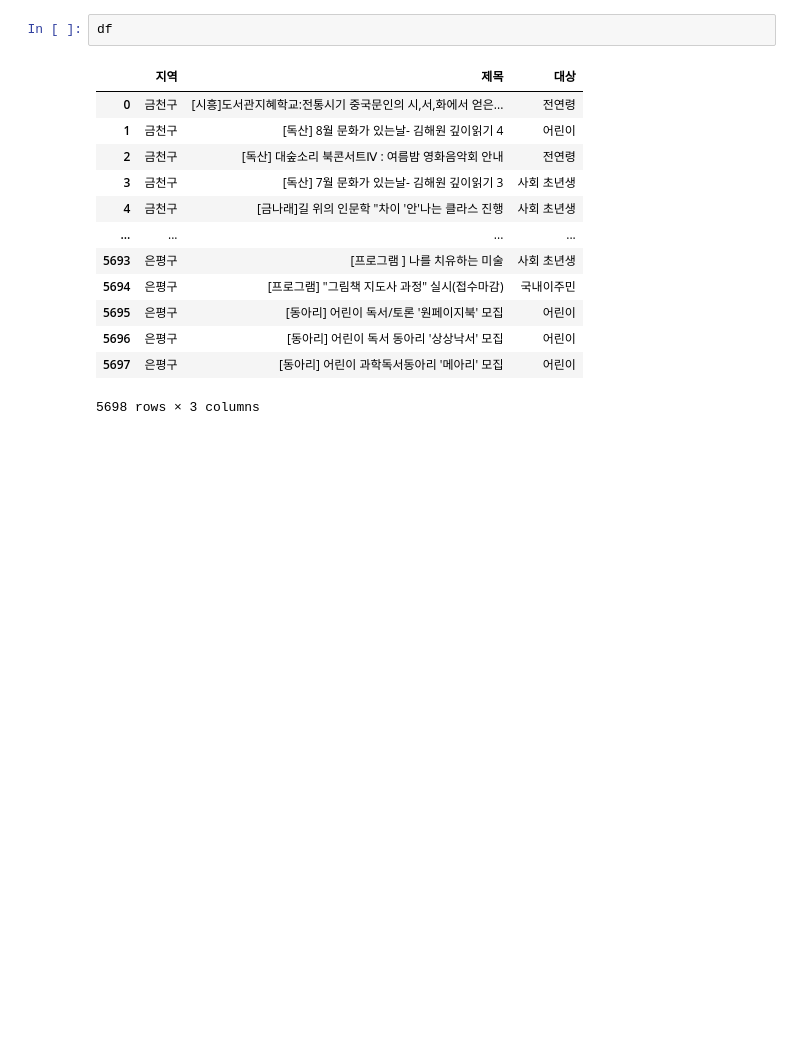
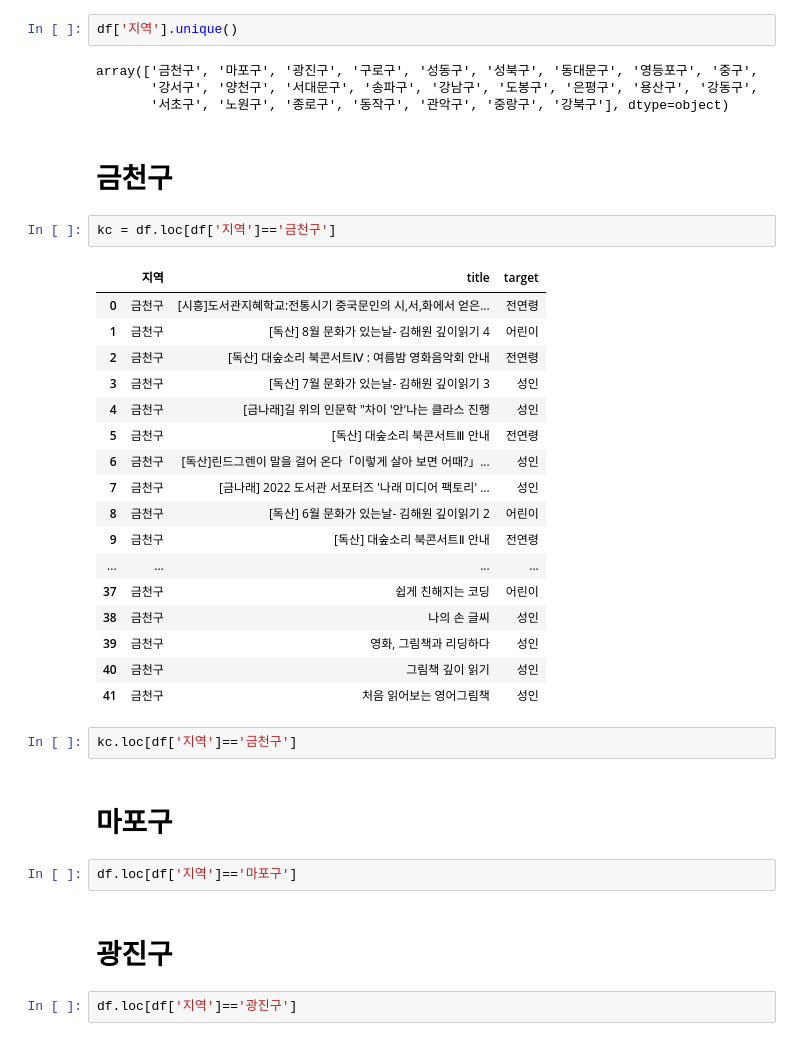
Before and after one commit to kyunakim/everybodys_lib, a Jupyter notebook: hanni/도서관 문화행사.ipynb, the cells around one changed output. Cells and saved outputs as stored; diff of their text form; blank space fills up the shorter version.

```diff
--- a/hanni/도서관 문화행사.ipynb
+++ b/hanni/도서관 문화행사.ipynb
@@ -22,16 +20,38 @@ df.replace({'성인': '사회 초년생', '중장년': '시니어'}, inplace = T
-# %%
-df
-# %% [output]
-|  | 지역 | 제목 | 대상 |
-| 0 | 금천구 | [시흥]도서관지혜학교:전통시기 중국문인의 시,서,화에서 얻은... | 전연령 |
-| 1 | 금천구 | [독산] 8월 문화가 있는날- 김해원 깊이읽기 4 | 어린이 |
-| 2 | 금천구 | [독산] 대숲소리 북콘서트Ⅳ : 여름밤 영화음악회 안내 | 전연령 |
-| 3 | 금천구 | [독산] 7월 문화가 있는날- 김해원 깊이읽기 3 | 사회 초년생 |
-| 4 | 금천구 | [금나래]길 위의 인문학 "차이 '안'나는 클라스 진행 | 사회 초년생 |
-| ... | ... | ... | ... |
-| 5693 | 은평구 | [프로그램 ] 나를 치유하는 미술 | 사회 초년생 |
-| 5694 | 은평구 | [프로그램] "그림책 지도사 과정" 실시(접수마감) | 국내이주민 |
-| 5695 | 은평구 | [동아리] 어린이 독서/토론 '원페이지북' 모집 | 어린이 |
-| 5696 | 은평구 | [동아리] 어린이 독서 동아리 '상상낙서' 모집 | 어린이 |
-| 5697 | 은평구 | [동아리] 어린이 과학독서동아리 '메아리' 모집 | 어린이 |
-5698 rows × 3 columns
+# %%
+df['지역'].unique()
+# %% [output]
+array(['금천구', '마포구', '광진구', '구로구', '성동구', '성북구', '동대문구', '영등포구', '중구',
+       '강서구', '양천구', '서대문구', '송파구', '강남구', '도봉구', '은평구', '용산구', '강동구',
+       '서초구', '노원구', '종로구', '동작구', '관악구', '중랑구', '강북구'], dtype=object)
+# %% [markdown]
+# 금천구
+# %%
+kc = df.loc[df['지역']=='금천구']
+# %% [output]
+|  | 지역 | title | target |
+| 0 | 금천구 | [시흥]도서관지혜학교:전통시기 중국문인의 시,서,화에서 얻은... | 전연령 |
+| 1 | 금천구 | [독산] 8월 문화가 있는날- 김해원 깊이읽기 4 | 어린이 |
+| 2 | 금천구 | [독산] 대숲소리 북콘서트Ⅳ : 여름밤 영화음악회 안내 | 전연령 |
+| 3 | 금천구 | [독산] 7월 문화가 있는날- 김해원 깊이읽기 3 | 성인 |
+| 4 | 금천구 | [금나래]길 위의 인문학 "차이 '안'나는 클라스 진행 | 성인 |
+| 5 | 금천구 | [독산] 대숲소리 북콘서트Ⅲ 안내 | 전연령 |
+| 6 | 금천구 | [독산]린드그렌이 말을 걸어 온다「이렇게 살아 보면 어때?」... | 성인 |
+| 7 | 금천구 | [금나래] 2022 도서관 서포터즈 '나래 미디어 팩토리' ... | 성인 |
+| 8 | 금천구 | [독산] 6월 문화가 있는날- 김해원 깊이읽기 2 | 어린이 |
+| 9 | 금천구 | [독산] 대숲소리 북콘서트Ⅱ 안내 | 전연령 |
+| ... | ... | ... | ... |
+| 37 | 금천구 | 쉽게 친해지는 코딩 | 어린이 |
+| 38 | 금천구 | 나의 손 글씨 | 성인 |
+| 39 | 금천구 | 영화, 그림책과 리딩하다 | 성인 |
+| 40 | 금천구 | 그림책 깊이 읽기 | 성인 |
+| 41 | 금천구 | 처음 읽어보는 영어그림책 | 성인 |
+# %%
+kc.loc[df['지역']=='금천구']
+# %% [markdown]
+# 마포구
+# %%
+df.loc[df['지역']=='마포구']
+# %% [markdown]
+# 광진구
+# %%
+df.loc[df['지역']=='광진구']
```
Also changed, not shown: parts of 50 cells of this notebook, 21 other files.
